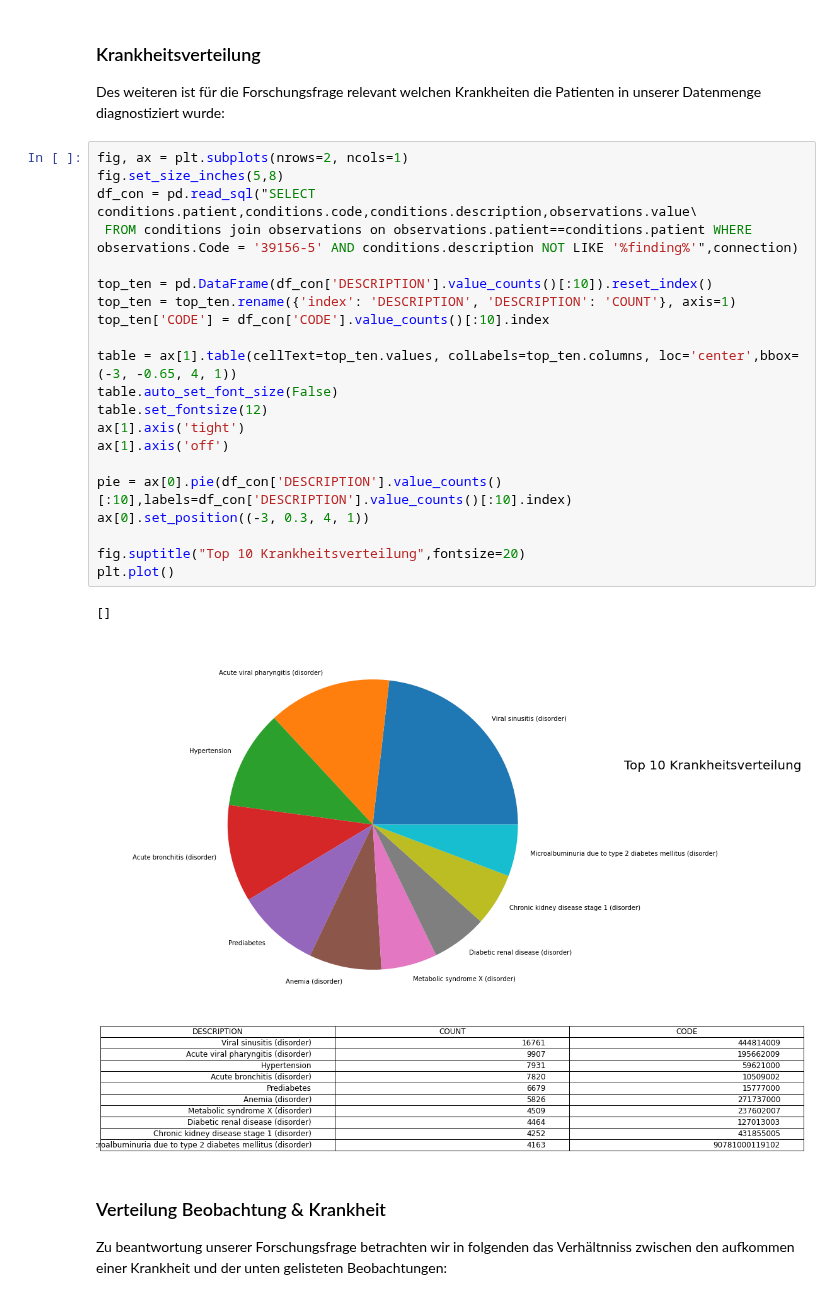
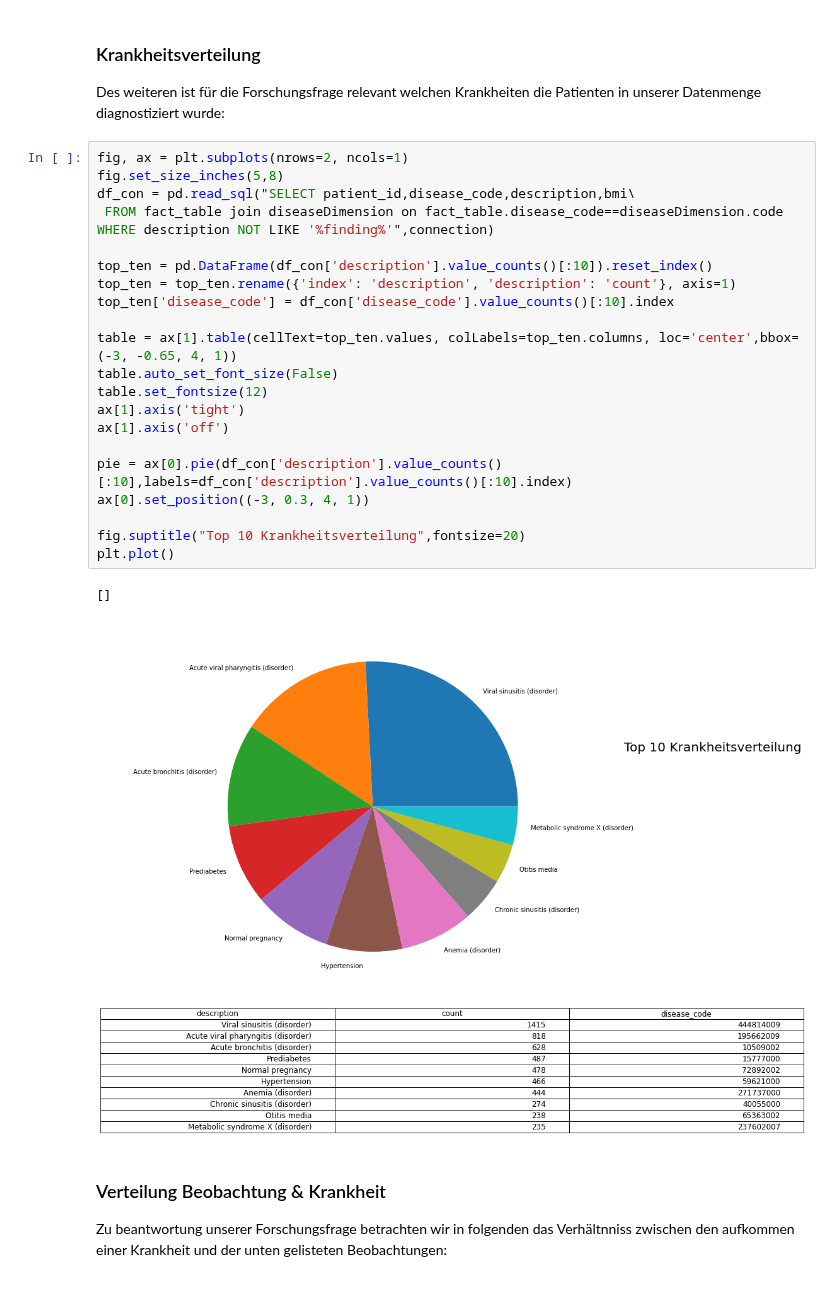
Before and after one commit to Fuenfgeld/DMA2022DataProjectC, a Jupyter notebook: src/analysis.ipynb, the cells around one changed output. Saved outputs shown, nothing was run; the diff lists cells and outputs as text.

```diff
--- a/src/analysis.ipynb
+++ b/src/analysis.ipynb
@@ -102,27 +102,27 @@ Des weiteren ist für die Forschungsfrage relevant welchen Krankheiten die Patie
 # %%
 fig, ax = plt.subplots(nrows=2, ncols=1)
 fig.set_size_inches(5,8)
-df_con = pd.read_sql("SELECT conditions.patient,conditions.code,conditions.description,observations.value\
- FROM conditions join observations on observations.patient==conditions.patient WHERE observations.Code = '39156-5' AND conditions.description NOT LIKE '%finding%'",connection)
+df_con = pd.read_sql("SELECT patient_id,disease_code,description,bmi\
+ FROM fact_table join diseaseDimension on fact_table.disease_code==diseaseDimension.code WHERE description NOT LIKE '%finding%'",connection)
 
-top_ten = pd.DataFrame(df_con['DESCRIPTION'].value_counts()[:10]).reset_index()
-top_ten = top_ten.rename({'index': 'DESCRIPTION', 'DESCRIPTION': 'COUNT'}, axis=1)
-top_ten['CODE'] = df_con['CODE'].value_counts()[:10].index
+top_ten = pd.DataFrame(df_con['description'].value_counts()[:10]).reset_index()
+top_ten = top_ten.rename({'index': 'description', 'description': 'count'}, axis=1)
+top_ten['disease_code'] = df_con['disease_code'].value_counts()[:10].index
 
 table = ax[1].table(cellText=top_ten.values, colLabels=top_ten.columns, loc='center',bbox=(-3, -0.65, 4, 1))
 table.auto_set_font_size(False)
 table.set_fontsize(12)
 ax[1].axis('tight')
 ax[1].axis('off')
 
-pie = ax[0].pie(df_con['DESCRIPTION'].value_counts()[:10],labels=df_con['DESCRIPTION'].value_counts()[:10].index)
+pie = ax[0].pie(df_con['description'].value_counts()[:10],labels=df_con['description'].value_counts()[:10].index)
 ax[0].set_position((-3, 0.3, 4, 1))
 
 fig.suptitle("Top 10 Krankheitsverteilung",fontsize=20)
 plt.plot()
 # %% [output]
 []
-[figure, old version]
+[figure, new version]
 # %% [markdown]
 ### Verteilung Beobachtung & Krankheit
 
```
Also changed, not shown: parts of 10 cells of this notebook, 5 other files.
